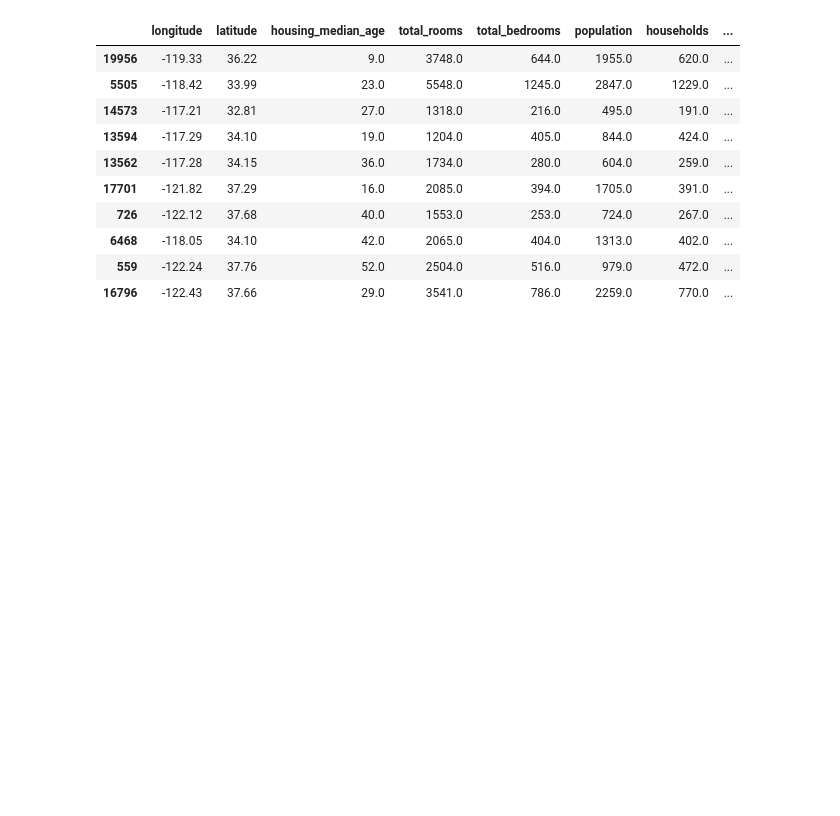
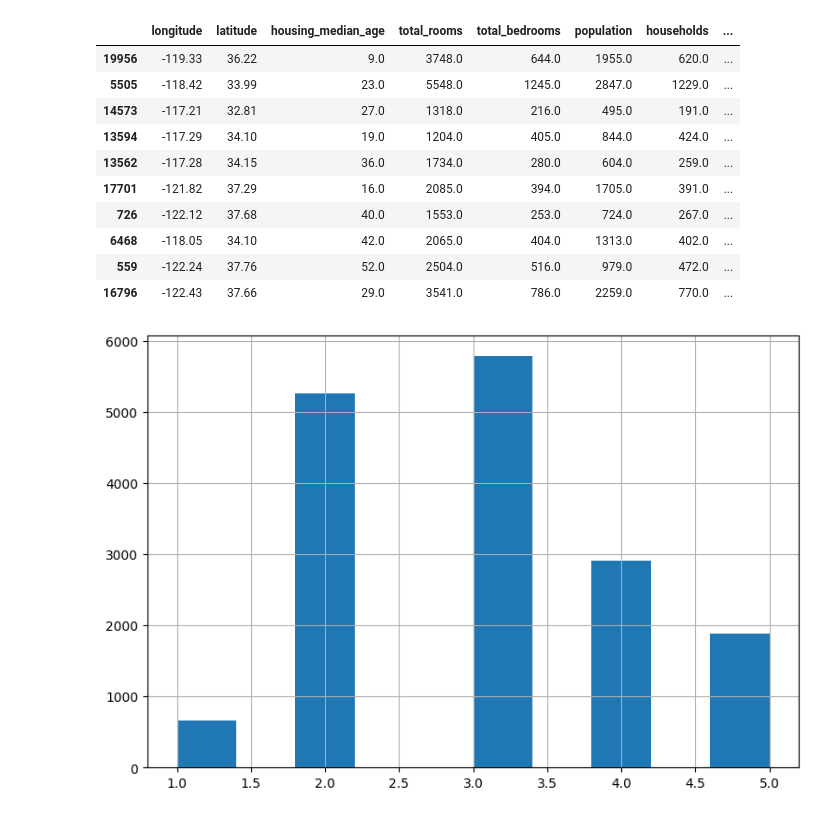
Before and after one commit to alishermutalov/ML-learning, a Jupyter notebook: First_ML_Project.ipynb, the cells around one changed output. Cells and saved outputs as stored; diff of their text form; code cells hidden in the pictures; blank space fills up the shorter version.

```diff
--- a/First_ML_Project.ipynb
+++ b/First_ML_Project.ipynb
@@ -72,3 +72,8 @@ strasified_split = StratifiedShuffleSplit(n_splits=1, test_size=0.2, random_stat
 for train_index, test_index in strasified_split.split(df, df['income_cat']):
     st_train_set = df.loc[train_index]
     st_test_set = df.loc[test_index]
+# %%
+st_train_set['income_cat'].hist(figsize=(9,6))
+plt.show()
+# %% [output]
+[figure, added]
```
